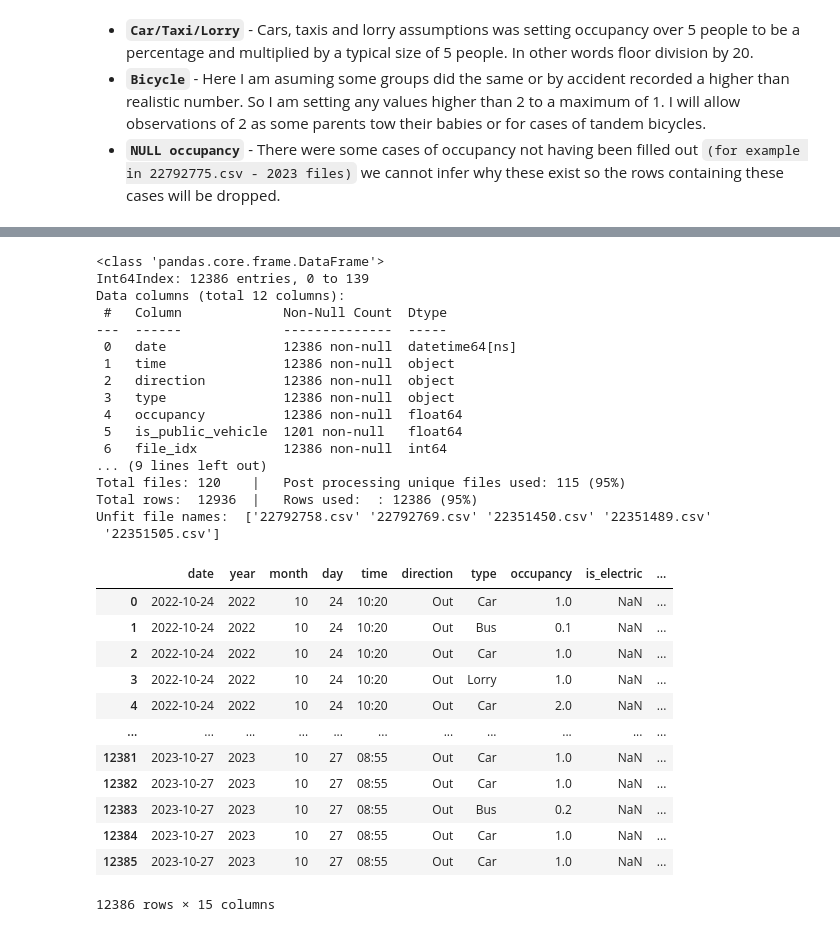
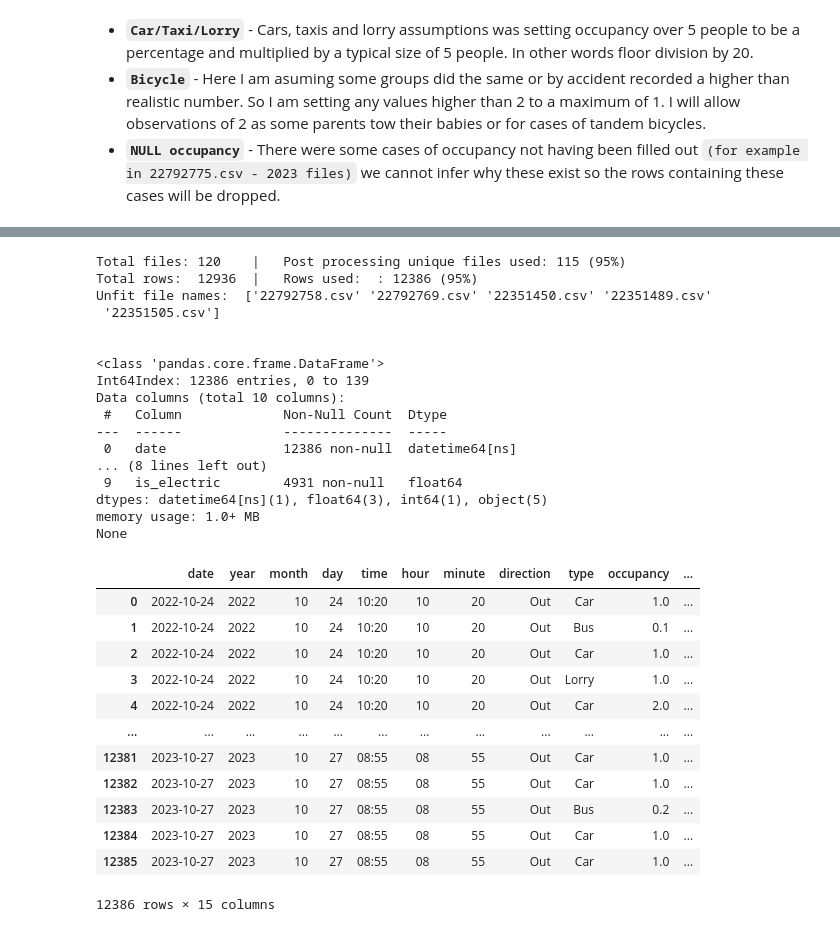
Before and after one commit to hovjr/Coding-projects, a Jupyter notebook: Data Wrangling/wrangling.ipynb, the cells around one changed output, grey strips where cells are left out. Drawn from its saved outputs; the diff is of its cells as text; code cells hidden in the pictures.

```diff
--- a/Data Wrangling/wrangling.ipynb
+++ b/Data Wrangling/wrangling.ipynb
@@ -424,51 +438,55 @@ Below is a preview of the clean dataset and some general statistics and informat
 # %%
-clean_df = core_columns_clean.copy()
+all_entries_clean = core_columns_clean.copy()
 
-print(clean_df.info())
-
-processed = clean_df['file_idx'].nunique()
-unfit_files = appended_raw[~appended_raw['file_idx'].isin(clean_df['file_idx'].unique())]['file_name'].unique()
+processed = all_entries_clean['file_idx'].nunique()
+unfit_files = appended_raw[~appended_raw['file_idx'].isin(all_entries_clean['file_idx'].unique())]['file_name'].unique()
 print('\nTotal files: ' + str(total) + '    |   Post processing unique files used: {} ({}%)'.format(processed, str(processed*100//total)))
-print('Total rows: ', len(appended_raw), ' |   Rows used:  : {} ({}%)'.format(len(clean_df), len(clean_df)*100//len(appended_raw)))
+print('Total rows: ', len(appended_raw), ' |   Rows used:  : {} ({}%)'.format(len(all_entries_clean), len(all_entries_clean)*100//len(appended_raw)))
 print('Unfit file names: ', unfit_files)
 
-clean_df['year'] = clean_df['date'].dt.strftime('%Y')
-clean_df['month'] = clean_df['date'].dt.strftime('%m')
-clean_df['day'] = clean_df['date'].dt.strftime('%d')
+print('\n')
+print(all_entries_clean.info())
 
-clean_df = clean_df[['date', 'year', 'month', 'day', 'time', 'direction', 'type', 'occupancy', 'is_electric', 'is_eco_friendly', 'is_public_vehicle', 'safety', 'file_name', 'folder_name', 'file_idx']]
+all_entries_clean['year'] = all_entries_clean['date'].dt.strftime('%Y')
+all_entries_clean['month'] = all_entries_clean['date'].dt.strftime('%m')
+all_entries_clean['day'] = all_entries_clean['date'].dt.strftime('%d')
 
-clean_df = clean_df.sort_values(['date', 'time']).reset_index(drop=True)
+all_entries_clean['hour'] = all_entries_clean['time'].apply(lambda x: x.split(':')[0])
+all_entries_clean['minute'] = all_entries_clean['time'].apply(lambda x: x.split(':')[1])
 
-clean_df
+all_entries_clean = all_entries_clean[['date', 'year', 'month', 'day', 'time', 'hour', 'minute', 'direction', 'type', 'occupancy', 'is_electric', 'is_public_vehicle', 'file_name', 'folder_name', 'file_idx']]
+
+all_entries_clean = all_entries_clean.sort_values(['date', 'hour', 'minute']).reset_index(drop=True)
+
+all_entries_clean
 # %% [output]
-<class 'pandas.core.frame.DataFrame'>
-Int64Index: 12386 entries, 0 to 139
-Data columns (total 12 columns):
- #   Column             Non-Null Count  Dtype
----  ------             --------------  -----
- 0   date               12386 non-null  datetime64[ns]
- 1   time               12386 non-null  object
- 2   direction          12386 non-null  object
- 3   type               12386 non-null  object
- 4   occupancy          12386 non-null  float64
- 5   is_public_vehicle  1201 non-null   float64
- 6   file_idx           12386 non-null  int64
-... (9 lines left out)
 Total files: 120    |   Post processing unique files used: 115 (95%)
 Total rows:  12936  |   Rows used:  : 12386 (95%)
 Unfit file names:  ['22792758.csv' '22792769.csv' '22351450.csv' '22351489.csv'
  '22351505.csv']
+
+
+<class 'pandas.core.frame.DataFrame'>
+Int64Index: 12386 entries, 0 to 139
+Data columns (total 10 columns):
+ #   Column             Non-Null Count  Dtype
+---  ------             --------------  -----
+ 0   date               12386 non-null  datetime64[ns]
+... (8 lines left out)
+ 9   is_electric        4931 non-null   float64
+dtypes: datetime64[ns](1), float64(3), int64(1), object(5)
+memory usage: 1.0+ MB
+None
-|  | date | year | month | day | time | direction | type | occupancy | is_electric | ... |
-| 0 | 2022-10-24 | 2022 | 10 | 24 | 10:20 | Out | Car | 1.0 | NaN | ... |
-| 1 | 2022-10-24 | 2022 | 10 | 24 | 10:20 | Out | Bus | 0.1 | NaN | ... |
-| 2 | 2022-10-24 | 2022 | 10 | 24 | 10:20 | Out | Car | 1.0 | NaN | ... |
-| 3 | 2022-10-24 | 2022 | 10 | 24 | 10:20 | Out | Lorry | 1.0 | NaN | ... |
-| 4 | 2022-10-24 | 2022 | 10 | 24 | 10:20 | Out | Car | 2.0 | NaN | ... |
-| ... | ... | ... | ... | ... | ... | ... | ... | ... | ... | ... |
-| 12381 | 2023-10-27 | 2023 | 10 | 27 | 08:55 | Out | Car | 1.0 | NaN | ... |
-| 12382 | 2023-10-27 | 2023 | 10 | 27 | 08:55 | Out | Car | 1.0 | NaN | ... |
-| 12383 | 2023-10-27 | 2023 | 10 | 27 | 08:55 | Out | Bus | 0.2 | NaN | ... |
-| 12384 | 2023-10-27 | 2023 | 10 | 27 | 08:55 | Out | Car | 1.0 | NaN | ... |
-| 12385 | 2023-10-27 | 2023 | 10 | 27 | 08:55 | Out | Car | 1.0 | NaN | ... |
+|  | date | year | month | day | time | hour | minute | direction | type | occupancy | ... |
+| 0 | 2022-10-24 | 2022 | 10 | 24 | 10:20 | 10 | 20 | Out | Car | 1.0 | ... |
+| 1 | 2022-10-24 | 2022 | 10 | 24 | 10:20 | 10 | 20 | Out | Bus | 0.1 | ... |
+| 2 | 2022-10-24 | 2022 | 10 | 24 | 10:20 | 10 | 20 | Out | Car | 1.0 | ... |
+| 3 | 2022-10-24 | 2022 | 10 | 24 | 10:20 | 10 | 20 | Out | Lorry | 1.0 | ... |
+| 4 | 2022-10-24 | 2022 | 10 | 24 | 10:20 | 10 | 20 | Out | Car | 2.0 | ... |
+| ... | ... | ... | ... | ... | ... | ... | ... | ... | ... | ... | ... |
+| 12381 | 2023-10-27 | 2023 | 10 | 27 | 08:55 | 08 | 55 | Out | Car | 1.0 | ... |
+| 12382 | 2023-10-27 | 2023 | 10 | 27 | 08:55 | 08 | 55 | Out | Car | 1.0 | ... |
+| 12383 | 2023-10-27 | 2023 | 10 | 27 | 08:55 | 08 | 55 | Out | Bus | 0.2 | ... |
+| 12384 | 2023-10-27 | 2023 | 10 | 27 | 08:55 | 08 | 55 | Out | Car | 1.0 | ... |
+| 12385 | 2023-10-27 | 2023 | 10 | 27 | 08:55 | 08 | 55 | Out | Car | 1.0 | ... |
 12386 rows × 15 columns
```
Also changed, not shown: parts of 21 cells of this notebook, 2 other files.
